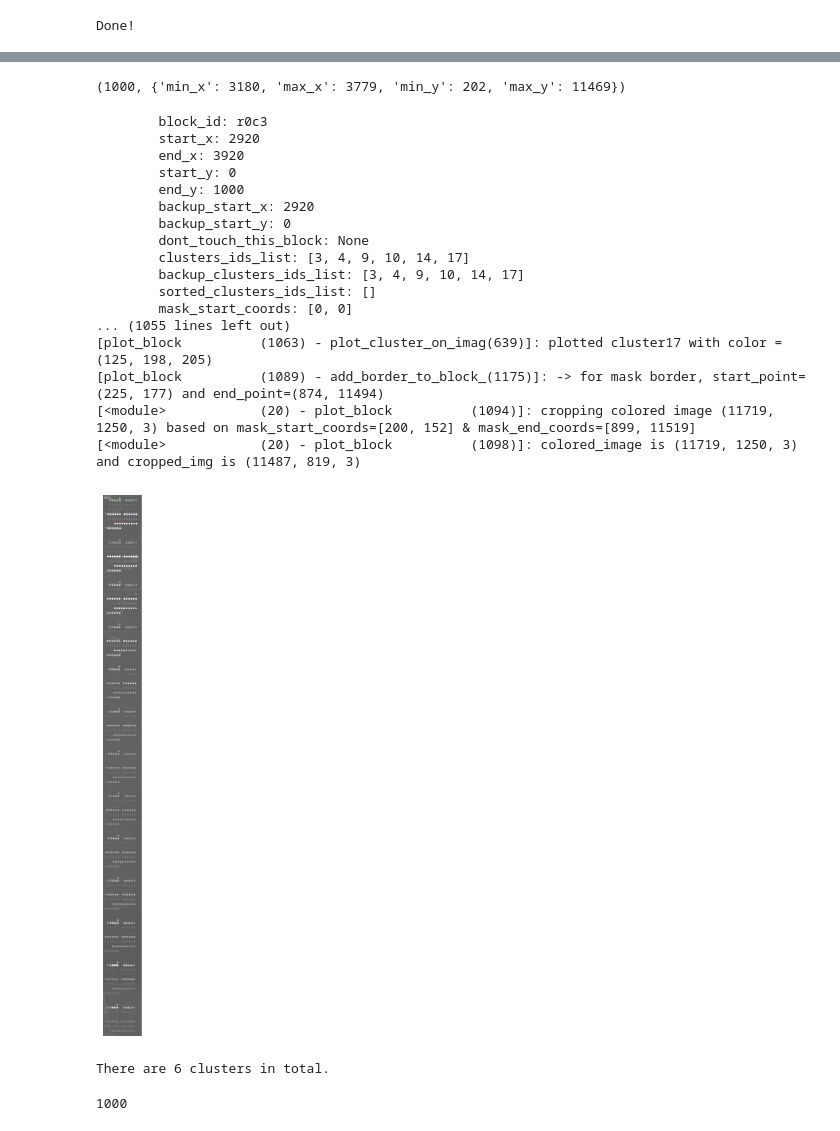
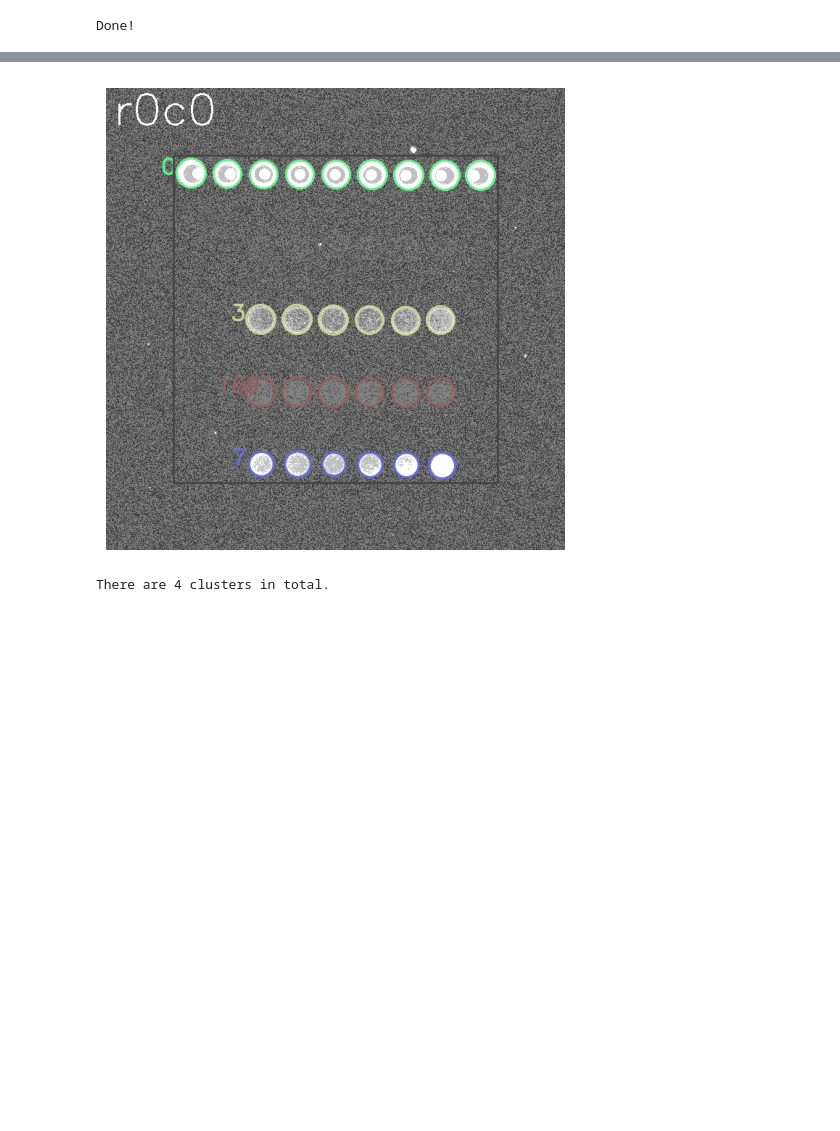
Before and after one commit to afarin-aqs/SlideReader, a Jupyter notebook: Read_DS4_Slides.ipynb, the cells around one changed output, grey strips where cells are left out. Saved outputs shown, nothing was run; the diff lists cells and outputs as text; code cells hidden in the pictures; blank space fills up the shorter version.

```diff
--- a/Read_DS4_Slides.ipynb
+++ b/Read_DS4_Slides.ipynb
@@ -165,7 +18,7 @@ Done!
 # %%
 # path setup
-path = "/Users/afarinaqs/Library/CloudStorage/Box-Box/Home Folder aa714/Private/BME LAB/Afi/OOD Detection/Data/P25_0114/"
-input_file_name = 'Day5_S2_N5_SD4_5um'
+path = "/Users/afarinaqs/Library/CloudStorage/Box-Box/Home Folder aa714/Private/BME LAB/Afi/OOD Detection/Data/P24-1204/"
+input_file_name = 'Day15_S2_N6_SD4_5um'
 
 image, scaled_image = CommonFunctions.load_image(file_name=input_file_name, path=path, debug=False, plot_images=False, rotation=0)
 print(f'Loaded Image "{input_file_name}" {image.shape}')
@@ -222,11 +68,8 @@ False
 # %%
 # start_over=True
-if start_over or not hasattr(scan_data, 'sorted_circles') or not hasattr(scan_data, 'circle_finding_params_hough'):
+if start_over or not scan_data.sorted_circles:
     CommonFunctions.do_initial_circle_finding(file_name=input_file_name, debug=False, plot_images=False)
     ClassesFunctions.save_current_data_obj(file_name=input_file_name, path=path)
 else:
-    sorted_circles = scan_data.sorted_circles
-    predicted_clusters_ids = scan_data.predicted_clusters_ids
-ClassesFunctions.save_current_data_obj(file_name=input_file_name,path=path)
-scan_data = ScanDataObj.get_scan_data(input_file_name)
+    sorted_circles, predicted_clusters_ids = [],[]
 # %%
@@ -285,4 +96,0 @@ and this is the end.... {'block_id': 'r15c3', 'row_number': 15, 'col_number': 3,
-# %%
-scan_data.block_size, scan_data.get_block('r0c3').min_max_coords_of_clusters
-# %% [output]
-(1000, {'min_x': 3180, 'max_x': 3779, 'min_y': 202, 'max_y': 11469})
@@ -291,46 +99,21 @@ ClassesFunctions.save_current_data_obj(file_name=input_file_name, path=path)
 # %%
 ## Making the first template of cluster patterns
 start_over=True
-scan_data = ScanDataObj.get_scan_data(file_name=input_file_name)
-test_ind = f'r0c3'
+
+test_ind = f'r0c0'
 test_block: BlockObj.Block = scan_data.get_block(test_ind)
-test_block.full_report()
 if start_over:
-    test_block.reset_block_start_end_coords(debug=1)
+    scan_data = ScanDataObj.get_scan_data(file_name=input_file_name)
     manual_spot_edit_dict = {
-        # 4:['del spot0','change_r spot0 r-2','change_r spot-1 r-1','add 1 to r','move spot-1 48 u, 50 l','change_r spot-1 r-3'],
-        # 3:['change_r all r-2','change_r spot0 r+3','move spot0 1 u, 1 r','change_r spot2 r+3'],
-        # 10:['change_r spot-2 r-2','add 2 to l','move spot0 1 l','add 1 cluster below d=100','add 2 clusters above d=100'],
-        # 9:['add 2 clusters above d=100','add 1 clusters below d=100'],
-        # 17:['add 2 to r','move spot-1 2 r'],
-        # 14:['change_r spot0 r-2']
+        3:['add 1 cluster below d=100']
     }
-    test_block.edit_block(debug=1, plot_before_after=False, overwrite=True,with_restore=True,
+    test_block.edit_block(debug=0, plot_before_after=False, overwrite=True,with_restore=True,
                           manual_spot_edit_dict=manual_spot_edit_dict)
-    test_mask = test_block.create_block_mask(debug=1, plot_images=False)
-    test_block.plot_block(fig_size=[10,10], debug=1, with_border=True, crop_to_mask=True)
+    test_mask = test_block.create_block_mask(debug=False, plot_images=False)
+    test_block.plot_block(fig_size=[6, 6], debug=False, with_border=True, crop_to_mask=True)
     N = len(test_block.clusters_ids_list)
     print(f'There are {N} clusters in total.')
     # print(test_block.full_report(1))
-scan_data.block_size
 # %% [output]
+[figure, new version]
-        block_id: r0c3
-        start_x: 2920
-        end_x: 3920
-        start_y: 0
-        end_y: 1000
-        backup_start_x: 2920
-        backup_start_y: 0
-        dont_touch_this_block: None
-        clusters_ids_list: [3, 4, 9, 10, 14, 17]
-        backup_clusters_ids_list: [3, 4, 9, 10, 14, 17]
-        sorted_clusters_ids_list: []
-        mask_start_coords: [0, 0]
-... (1055 lines left out)
-[plot_block          (1063) - plot_cluster_on_imag(639)]: plotted cluster17 with color = (125, 198, 205)
-[plot_block          (1089) - add_border_to_block_(1175)]: -> for mask border, start_point=(225, 177) and end_point=(874, 11494)
-[<module>            (20) - plot_block          (1094)]: cropping colored image (11719, 1250, 3) based on mask_start_coords=[200, 152] & mask_end_coords=[899, 11519]
-[<module>            (20) - plot_block          (1098)]: colored_image is (11719, 1250, 3) and cropped_img is (11487, 819, 3)
+There are 4 clusters in total.
-[figure, old version]
-There are 6 clusters in total.
-1000
```
Also changed, not shown: parts of 36 cells of this notebook, 1 other file.
